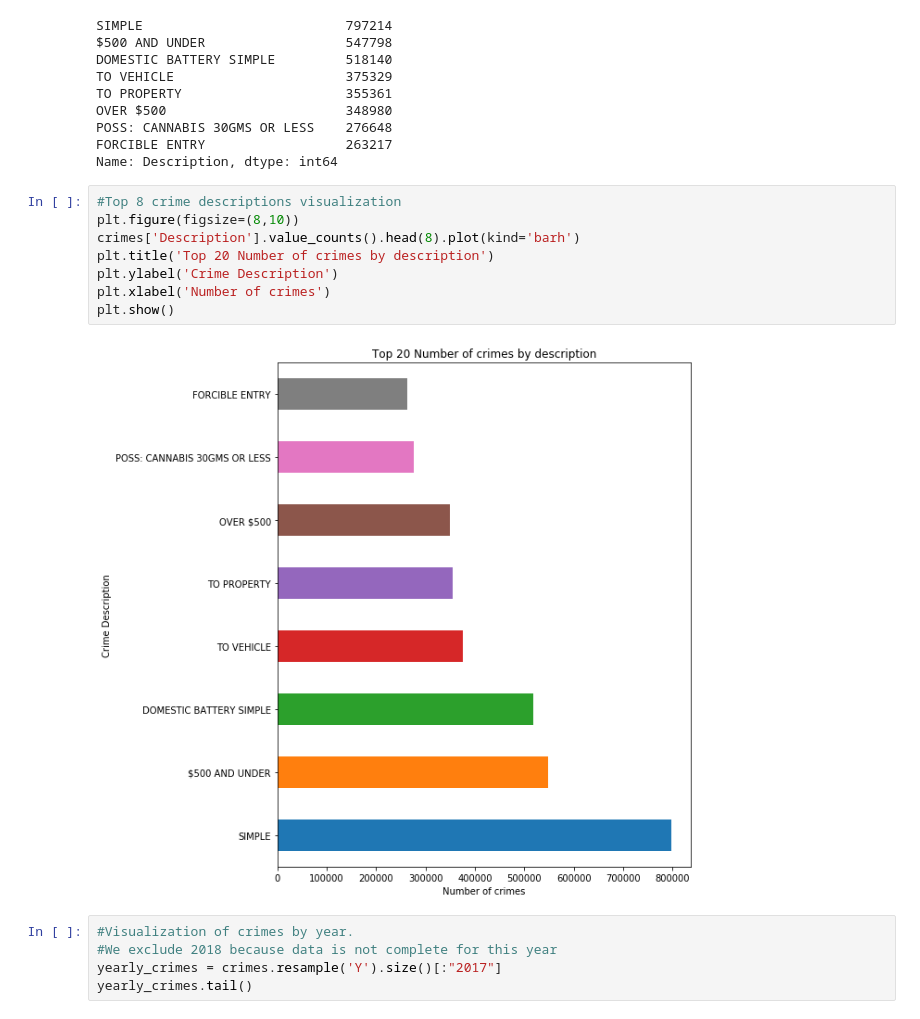
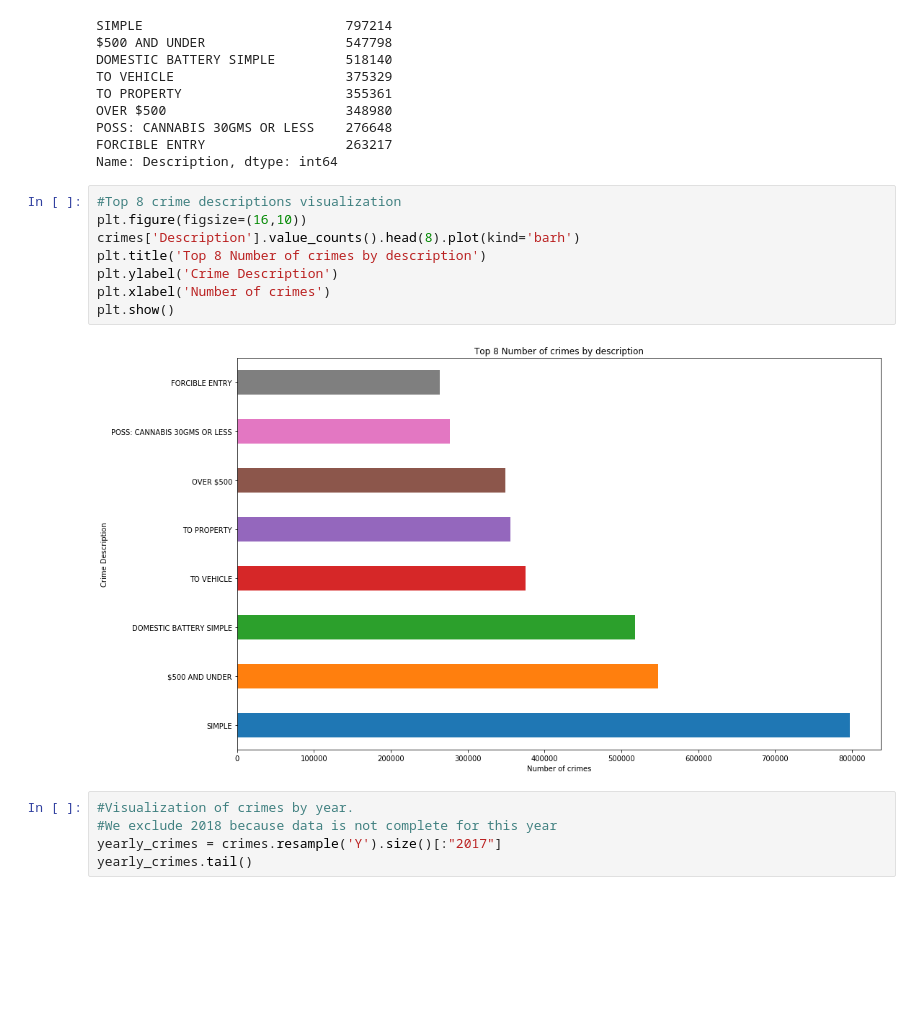
Before and after one commit to jrodolfoc/chicagocrimedata, a Jupyter notebook: Chicago_2008to2018.ipynb, the cells around one changed output. Saved outputs shown, nothing was run; the diff lists cells and outputs as text; blank space fills up the shorter version.

```diff
--- a/Chicago_2008to2018.ipynb
+++ b/Chicago_2008to2018.ipynb
@@ -127,14 +127,14 @@ FORCIBLE ENTRY                  263217
 Name: Description, dtype: int64
 # %%
 #Top 8 crime descriptions visualization
-plt.figure(figsize=(8,10))
+plt.figure(figsize=(16,10))
 crimes['Description'].value_counts().head(8).plot(kind='barh')
-plt.title('Top 20 Number of crimes by description')
+plt.title('Top 8 Number of crimes by description')
 plt.ylabel('Crime Description')
 plt.xlabel('Number of crimes')
 plt.show()
 # %% [output]
-[figure, old version]
+[figure, new version]
 # %%
 #Visualization of crimes by year.
 #We exclude 2018 because data is not complete for this year
```
Also changed, not shown: parts of 15 cells of this notebook.
